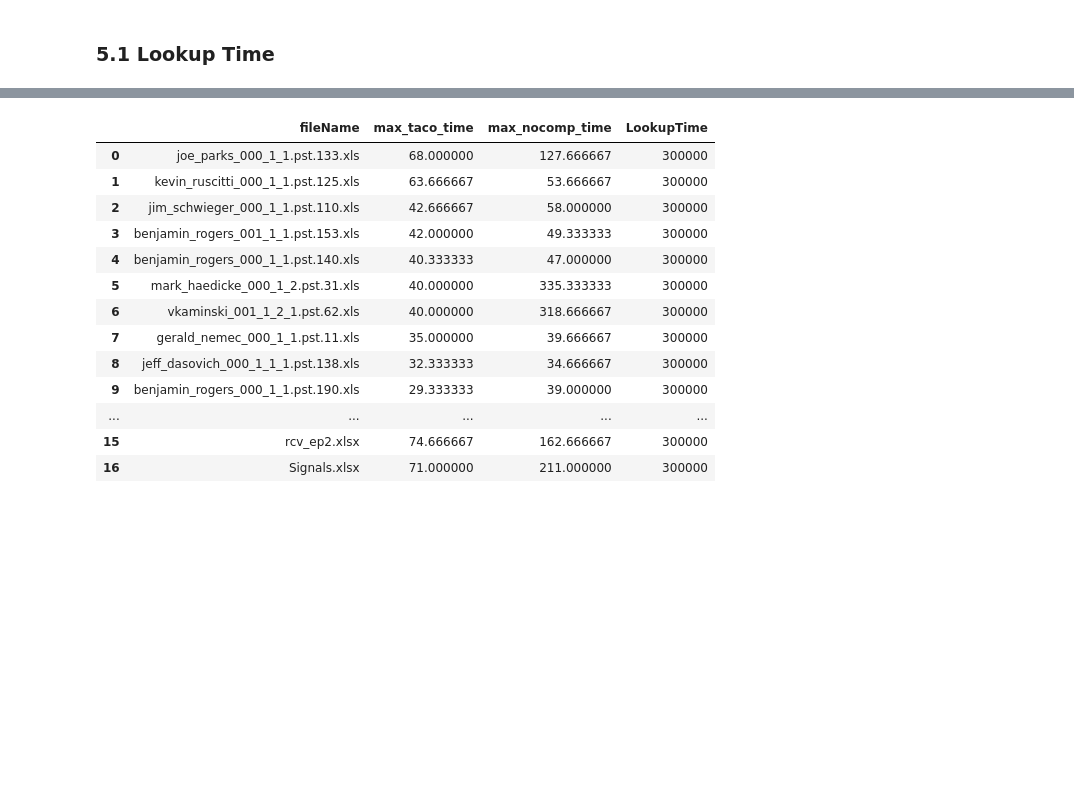
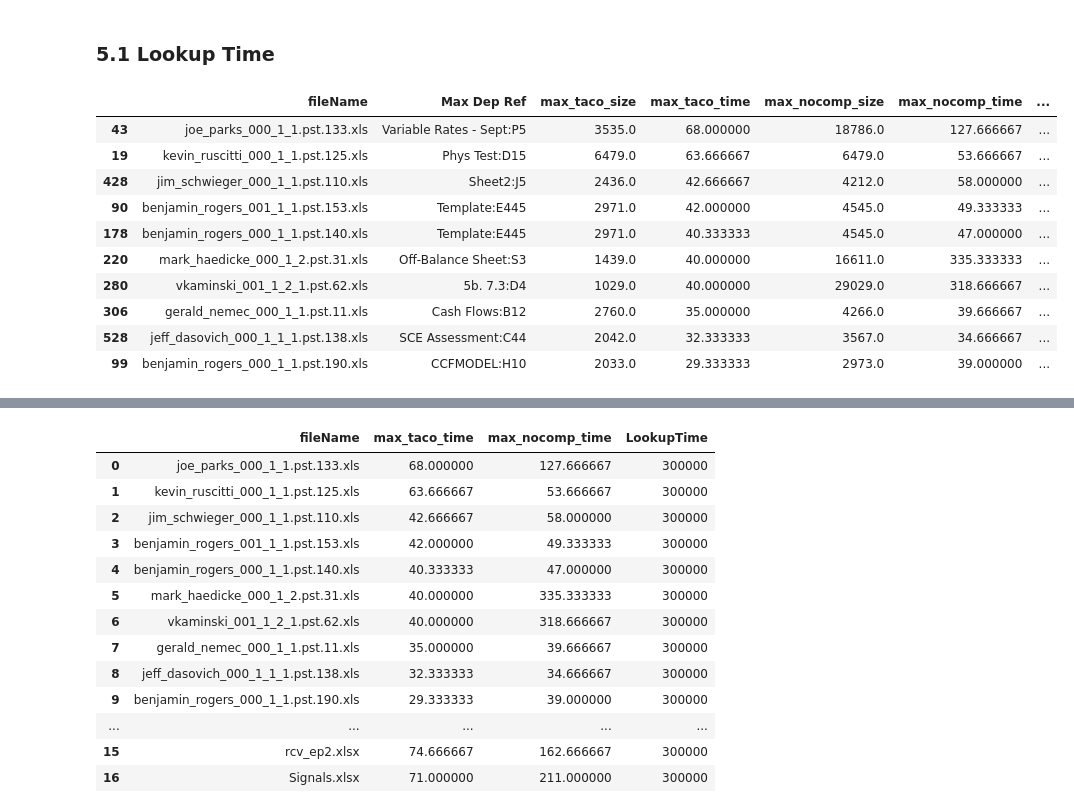
Before and after one commit to dataspread/SpreadsheetAnalyzer, a Jupyter notebook: test_result_analysis.ipynb, the cells around one changed output, grey strips where cells are left out. Saved outputs shown, nothing was run; the diff lists cells and outputs as text; code cells hidden in the pictures; blank space fills up the shorter version.

```diff
--- a/test_result_analysis.ipynb
+++ b/test_result_analysis.ipynb
@@ -963,3 +964,17 @@ df_enron_merged['max_taco_time'] = df_enron_merged[['max_taco_time', 'long_taco_
 df_github_merged['max_taco_time'] = df_github_merged[['max_taco_time', 'long_taco_time']].T.max()
 df_enron_merged['max_nocomp_time'] = df_enron_merged[['max_nocomp_time', 'long_nocomp_time']].T.max()
 df_github_merged['max_nocomp_time'] = df_github_merged[['max_nocomp_time', 'long_nocomp_time']].T.max()
+# %%
+df_enron_merged.sort_values(by="max_taco_time", ascending=False).head(10)
+# %% [output]
+|  | fileName | Max Dep Ref | max_taco_size | max_taco_time | max_nocomp_size | max_nocomp_time | ... |
+| 43 | joe_parks_000_1_1.pst.133.xls | Variable Rates - Sept:P5 | 3535.0 | 68.000000 | 18786.0 | 127.666667 | ... |
+| 19 | kevin_ruscitti_000_1_1.pst.125.xls | Phys Test:D15 | 6479.0 | 63.666667 | 6479.0 | 53.666667 | ... |
+| 428 | jim_schwieger_000_1_1.pst.110.xls | Sheet2:J5 | 2436.0 | 42.666667 | 4212.0 | 58.000000 | ... |
+| 90 | benjamin_rogers_001_1_1.pst.153.xls | Template:E445 | 2971.0 | 42.000000 | 4545.0 | 49.333333 | ... |
+| 178 | benjamin_rogers_000_1_1.pst.140.xls | Template:E445 | 2971.0 | 40.333333 | 4545.0 | 47.000000 | ... |
+| 220 | mark_haedicke_000_1_2.pst.31.xls | Off-Balance Sheet:S3 | 1439.0 | 40.000000 | 16611.0 | 335.333333 | ... |
+| 280 | vkaminski_001_1_2_1.pst.62.xls | 5b. 7.3:D4 | 1029.0 | 40.000000 | 29029.0 | 318.666667 | ... |
+| 306 | gerald_nemec_000_1_1.pst.11.xls | Cash Flows:B12 | 2760.0 | 35.000000 | 4266.0 | 39.666667 | ... |
+| 528 | jeff_dasovich_000_1_1_1.pst.138.xls | SCE Assessment:C44 | 2042.0 | 32.333333 | 3567.0 | 34.666667 | ... |
+| 99 | benjamin_rogers_000_1_1.pst.190.xls | CCFMODEL:H10 | 2033.0 | 29.333333 | 2973.0 | 39.000000 | ... |
```
Also changed, not shown: parts of 9 cells of this notebook.
